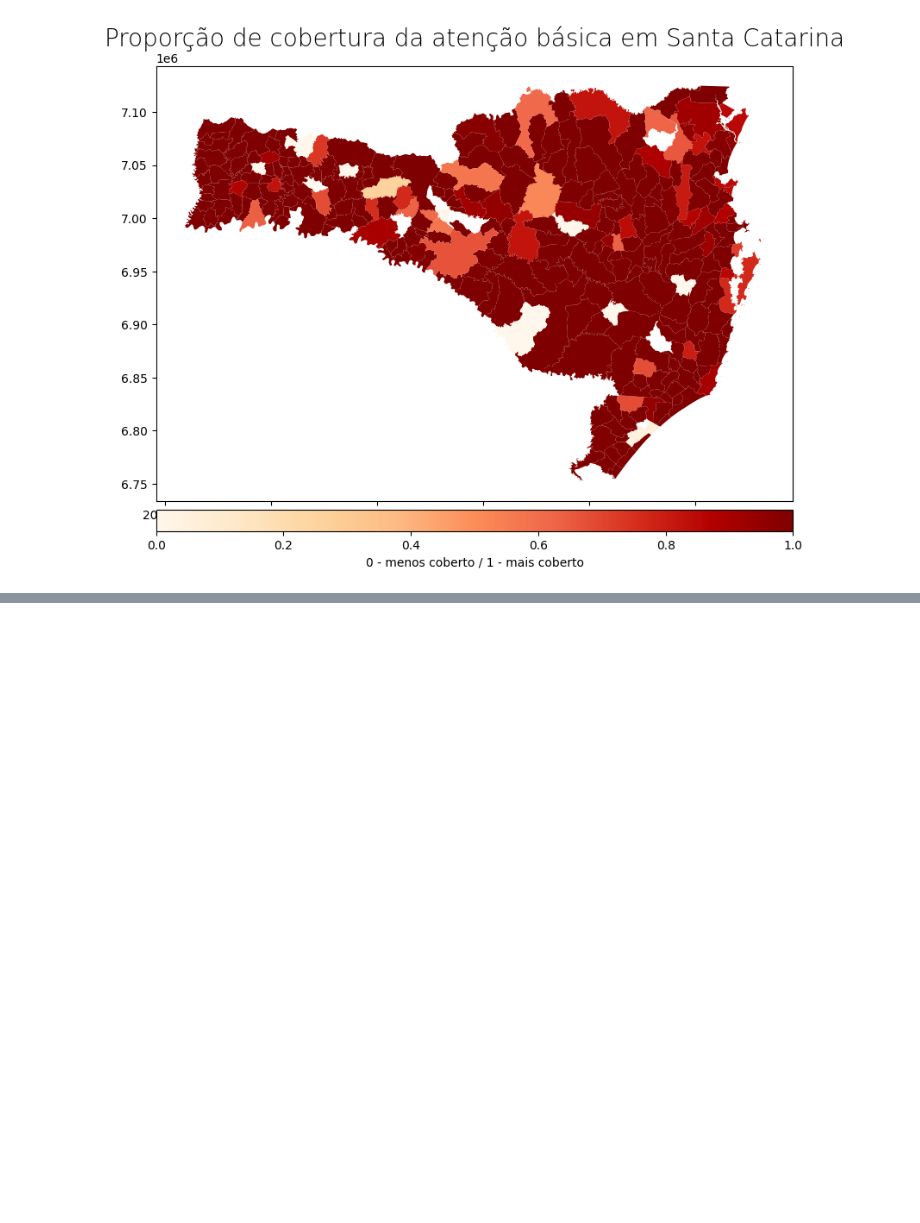
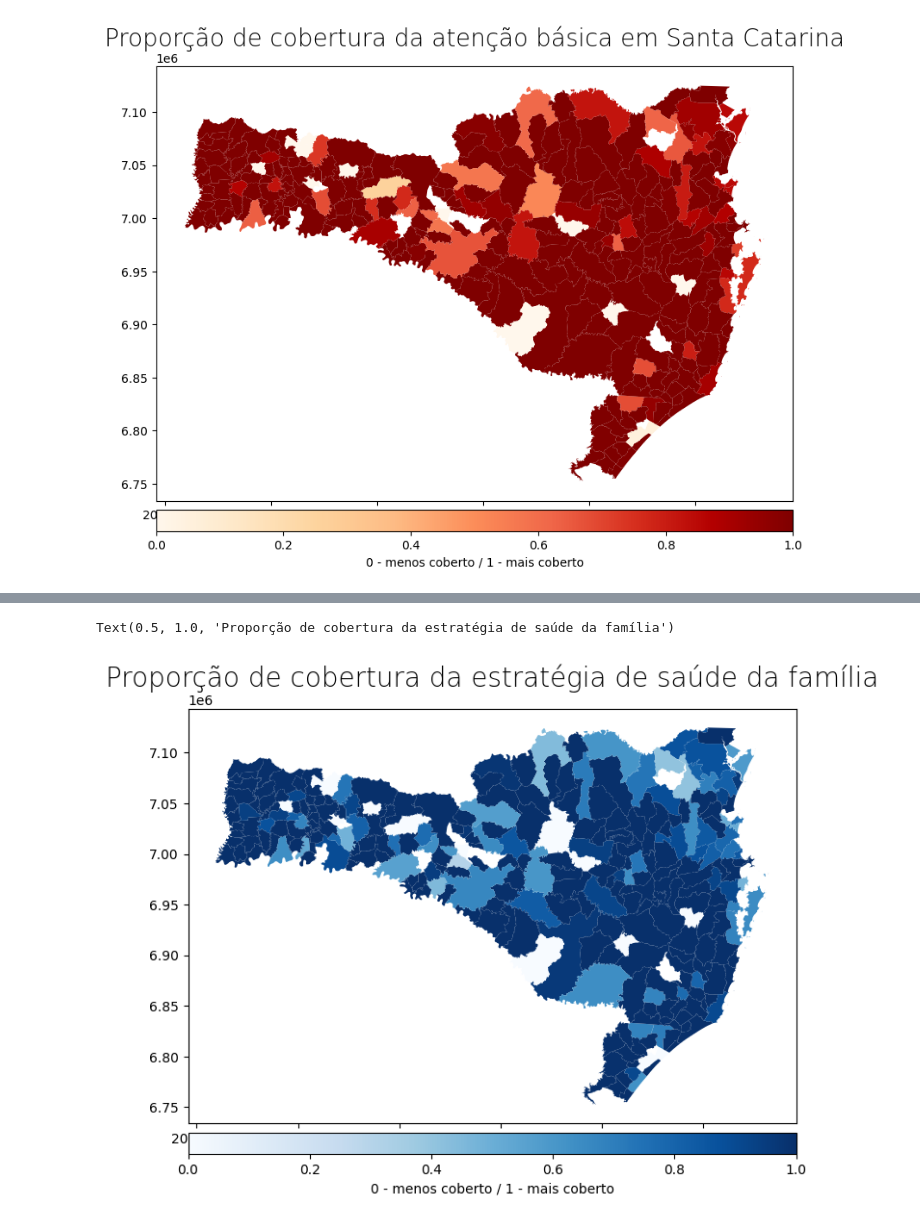
Before and after one commit to alethomaz/analise-atencao-primaria-SC, a Jupyter notebook: estudos-atencao-primaria.ipynb, the cells around one changed output, grey strips where cells are left out. Cells and saved outputs as stored; diff of their text form; code cells hidden in the pictures; blank space fills up the shorter version.

Commit message:
mapa de estratégia da familia e numero de equipes

```diff
--- a/estudos-atencao-primaria.ipynb
+++ b/estudos-atencao-primaria.ipynb
@@ -235,0 +247,5 @@ Text(0.5, 1.0, 'Proporção de cobertura da atenção básica em Santa Catarina'
+# %%
+# Normaliza a coluna "proporcao_cobertura_total_atencao_basica" entre 0 e 1
+df_sc_2020_comp["prop_cobertura_normalizada_familia"] = df_sc_2020_comp["proporcao_cobertura_estrategia_saude_familia"] / 100
+df_sc_2020_comp["prop_cobertura_normalizada_familia"] = df_sc_2020_comp["proporcao_cobertura_normalizada"].fillna(np.nan)
+df_sc_2020_comp.head(10)
@@ -235,0 +265,35 @@ Text(0.5, 1.0, 'Proporção de cobertura da atenção básica em Santa Catarina'
+# %%
+"""Criando um mapa com diferença de opacidade para visualizar a cobertura da estratégia de saúde da família em SC"""
+
+# Cria a figura e o eixo
+fig, ax = plt.subplots(figsize=(15, 6))
+
+# Plota o mapa
+map_sc = gpd.GeoDataFrame(df_sc_2020_comp, geometry=df_sc_2020_comp["geometry"])
+
+# Adiciona a barra de cores
+divider = make_axes_locatable(ax)
+cax = divider.append_axes("bottom", size="5%", pad=0.1)
+
+# Adiciona valores nulos para 14 municípios
+#map_sc.loc[np.random.choice(map_sc.index, 14), 'proporcao_cobertura_normalizada'] = np.nan
+
+# Plota o mapa com a coluna "proporcao_cobertura_normalizada" colorida
+map_sc.plot(column='prop_cobertura_normalizada_familia',
+            cax=cax,
+            legend=True,
+            cmap='Blues',
+            ax=ax,
+            legend_kwds={'label': "0 - menos coberto / 1 - mais coberto", 'orientation': "horizontal"},
+            missing_kwds={
+                "color": "lightgrey",
+                "edgecolor": "red",
+                "hatch": "///",
+                "label": "Missing values",
+    })
+
+# Adiciona o título
+ax.set_title('Proporção de cobertura da estratégia de saúde da família', fontdict={'fontsize': '20', 'fontweight': '3'})
+# %% [output]
+Text(0.5, 1.0, 'Proporção de cobertura da estratégia de saúde da família')
+[figure, added]
```
Also changed, not shown: parts of 9 cells of this notebook.
